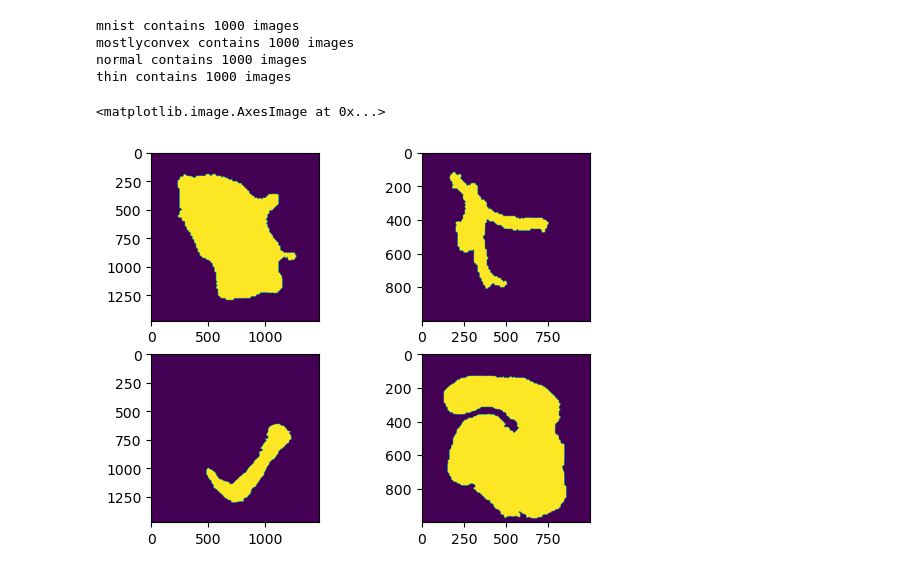
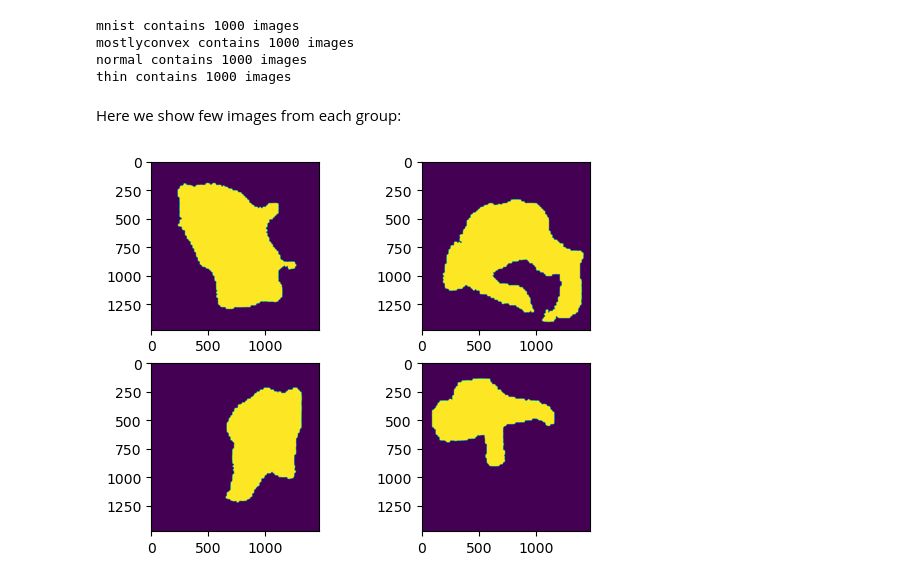
Before and after one commit to fatimp/shapes-dataset, a Jupyter notebook: example.ipynb, the cells around one changed output. Drawn from its saved outputs; the diff is of its cells as text; code cells hidden in the pictures.

Commit message:
More images in the notebook

```diff
--- a/example.ipynb
+++ b/example.ipynb
@@ -14,23 +14,22 @@ mnist contains 1000 images
 mostlyconvex contains 1000 images
 normal contains 1000 images
 thin contains 1000 images
-# %%
-# Here we show one image from each group:
-with h5py.File('shapes.hdf5', 'r') as f:
-    normal = np.array(f['normal/0'])
-    thin   = np.array(f['thin/0'])
-    mnist  = np.array(f['mnist/0'])
-    mc     = np.array(f['mostlyconvex/0'])
+# %% [markdown]
+Here we show few images from each group:
+# %%
+def load_images(group):
+    data = []
+    with h5py.File('shapes.hdf5', 'r') as f:
+        for i in range(4):
+            data = data + [np.array(f['%s/%i' % (group, i)])]
+    return data
+
+def show_images(data):
+    fig = plt.figure()
+    for (i, img) in enumerate(data):
+        ax = fig.add_subplot(2, 2, i+1)
+        ax.imshow(img)
 # %%
-fig = plt.figure()
-ax = fig.add_subplot(2, 2, 1)
-ax.imshow(normal)
-ax = fig.add_subplot(2, 2, 2)
-ax.imshow(thin)
-ax = fig.add_subplot(2, 2, 3)
-ax.imshow(mnist)
-ax = fig.add_subplot(2, 2, 4)
-ax.imshow(mc)
+show_images(load_images('normal'))
 # %% [output]
-<matplotlib.image.AxesImage at 0x...>
-[figure, old version]
+[figure, new version]
```
Also changed, not shown: parts of 3 cells of this notebook.
